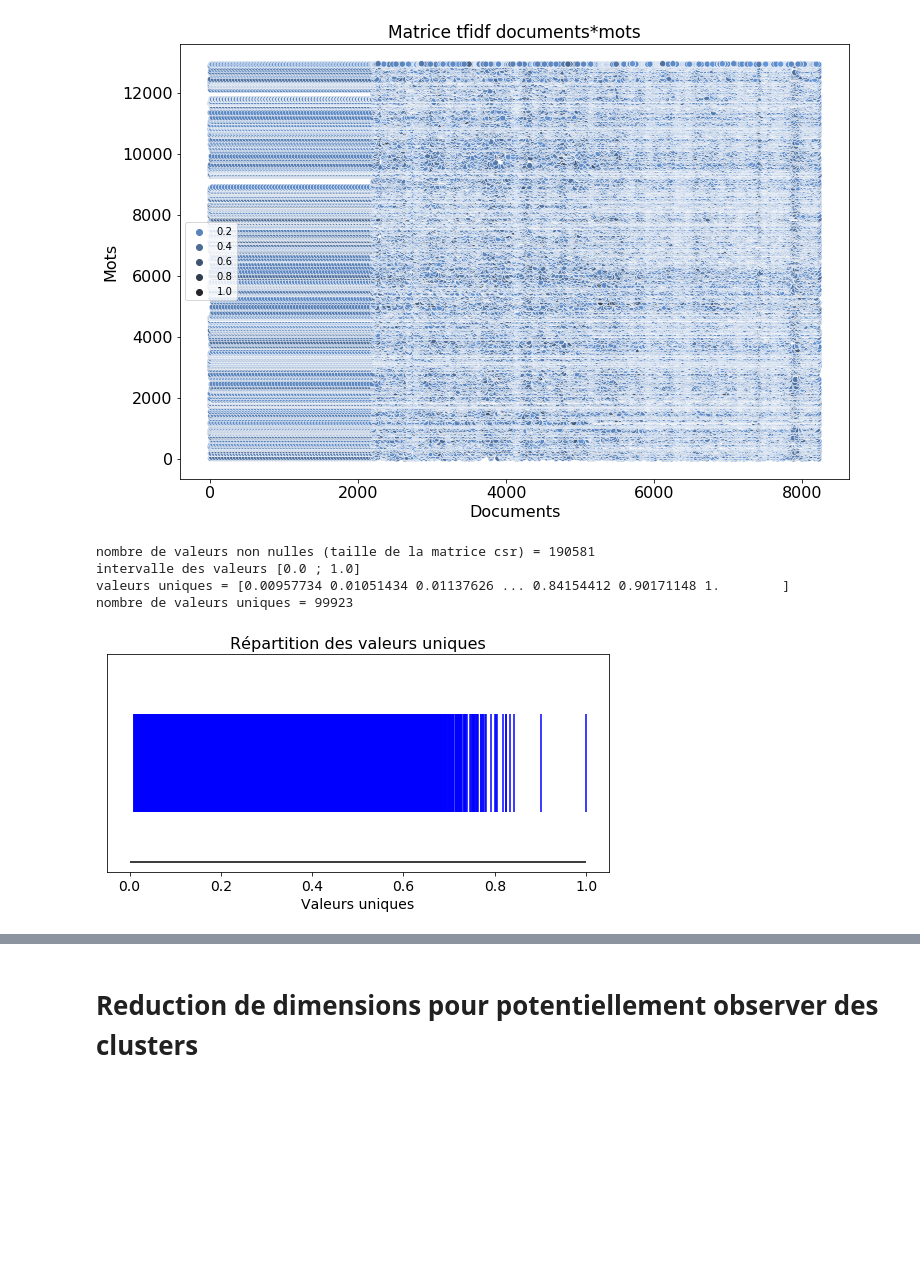
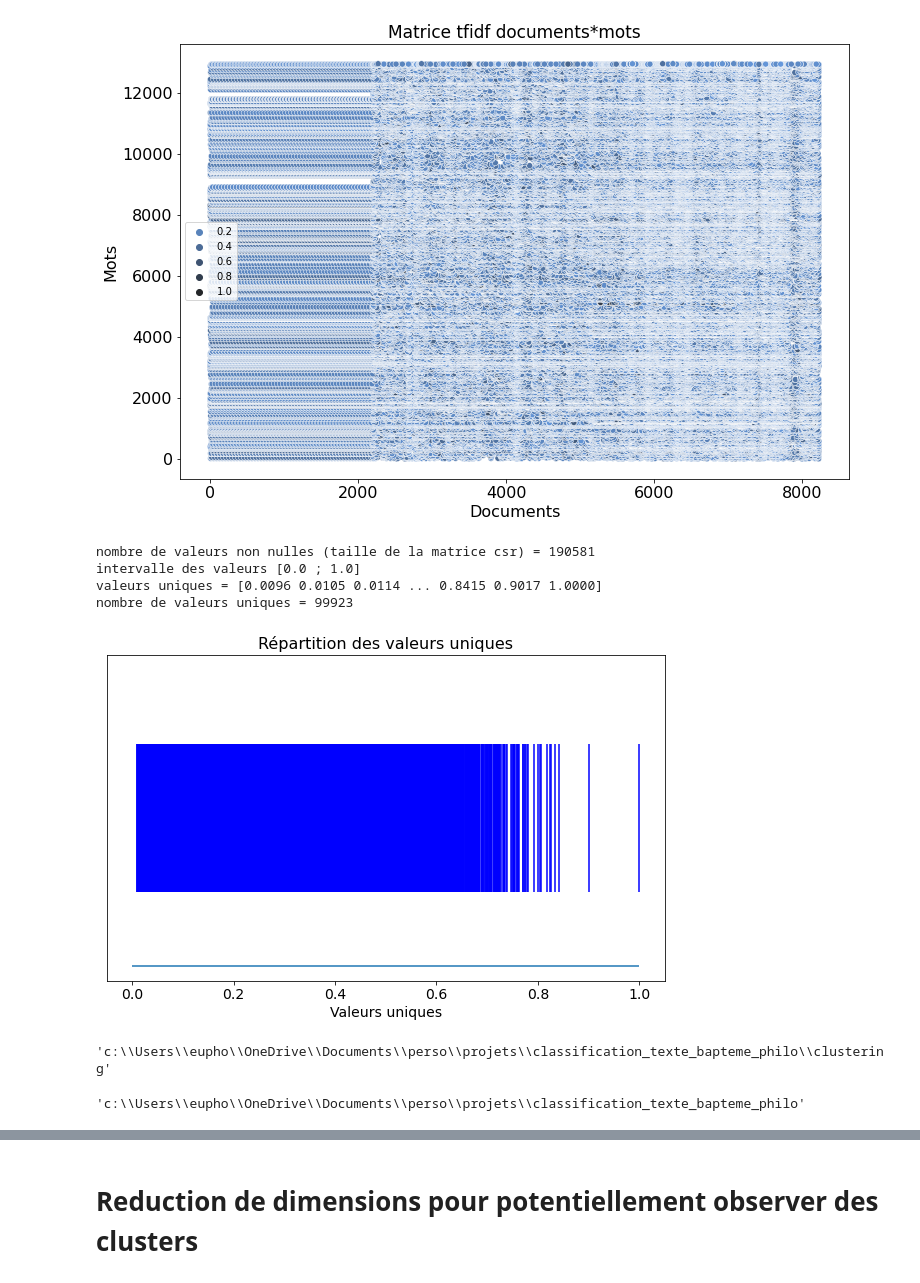
Before and after one commit to lolodino77/classification_texte_articles, a Jupyter notebook: clustering/dimension_reduction.ipynb, the cells around one changed output, grey strips where cells are left out. Drawn from its saved outputs; the diff is of its cells as text; code cells hidden in the pictures; blank space fills up the shorter version.

Commit message:
plot tfidf distribution histogram seaborn + savefig all fig

```diff
--- a/clustering/dimension_reduction.ipynb
+++ b/clustering/dimension_reduction.ipynb
@@ -13,6 +16,6 @@ pd.set_option('display.max_rows', 10)
 # %%
 from pathlib import Path, PureWindowsPath
-path = PureWindowsPath(os.path.dirname(os.getcwd()) + "\\data\\data.parquet")
+path = PureWindowsPath(os.getcwd() + "\\data\\input\\data.parquet")
 path = path.as_posix()
 corpus = pd.read_parquet(path) #engine="fastparquet"
 # corpus = pd.read_parquet(os.path.dirname(path), engine="fastparquet")
@@ -147,21 +157,24 @@ print("nombre de valeurs uniques =", X_tfidf_unique.shape[0] + 1)
 # %% [output]
 nombre de valeurs non nulles (taille de la matrice csr) = 190581
 intervalle des valeurs [0.0 ; 1.0]
-valeurs uniques = [0.00957734 0.01051434 0.01137626 ... 0.84154412 0.90171148 1.        ]
+valeurs uniques = [0.0096 0.0105 0.0114 ... 0.8415 0.9017 1.0000]
 nombre de valeurs uniques = 99923
 # %%
 # Graphique avec barres en 1D des valeurs uniques (pour voir comment elles sont reparties, que a droite ?, que a gauche ?, etc.)
 # sb.scatterplot(x=X_tfidf_unique, y=np.zeros_like(X_tfidf_unique), sizes=(10000,10000))
+path = PureWindowsPath(os.getcwd() + "\\data\\output\\tfidf_unique_distribution.png")
+path = path.as_posix()
+
 plt.figure()
 plt.hlines(0,0,1)  # Draw a horizontal line
 plt.eventplot(X_tfidf_unique, orientation='horizontal', colors='b')
-# plt.axis('off')
 plt.xlabel("Valeurs uniques", size=14)
 plt.title("Répartition des valeurs uniques", size=16)
 plt.xticks(fontsize=14)
 ax = plt.gca()
 ax.get_yaxis().set_visible(False)
 plt.rcParams["figure.figsize"] = (9, 4)
+plt.savefig(path)
 plt.show()
 # %% [output]
-[figure, old version]
+[figure, new version]
@@ -169,0 +181,8 @@ plt.show()
+# %%
+os.getcwd()
+# %% [output]
+'c:\\Users\\eupho\\OneDrive\\Documents\\perso\\projets\\classification_texte_bapteme_philo\\clustering'
+# %%
+os.getcwd()
+# %% [output]
+'c:\\Users\\eupho\\OneDrive\\Documents\\perso\\projets\\classification_texte_bapteme_philo'
```
Also changed, not shown: parts of 9 cells of this notebook, 6 other files.
